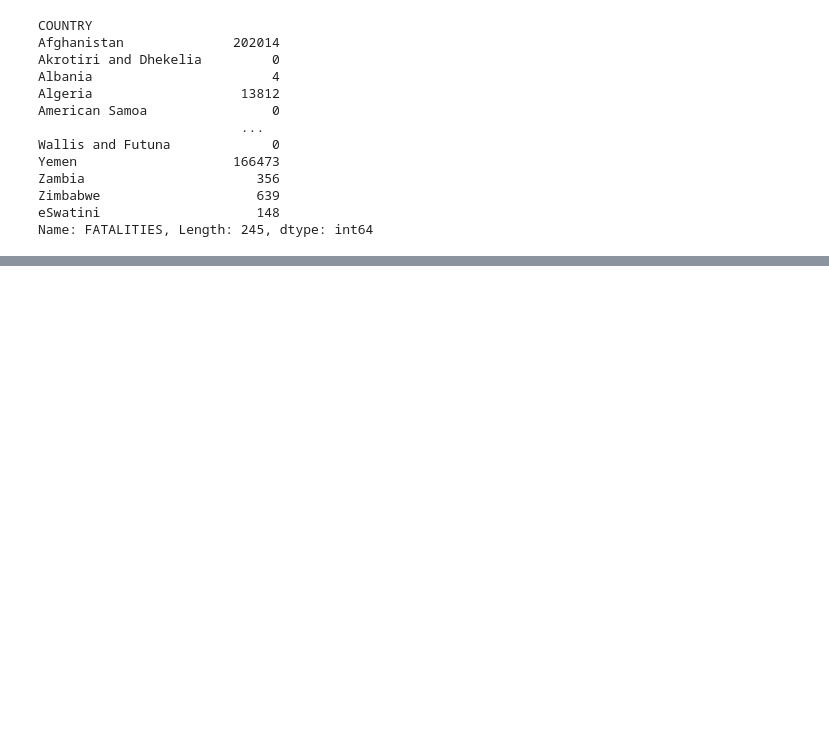
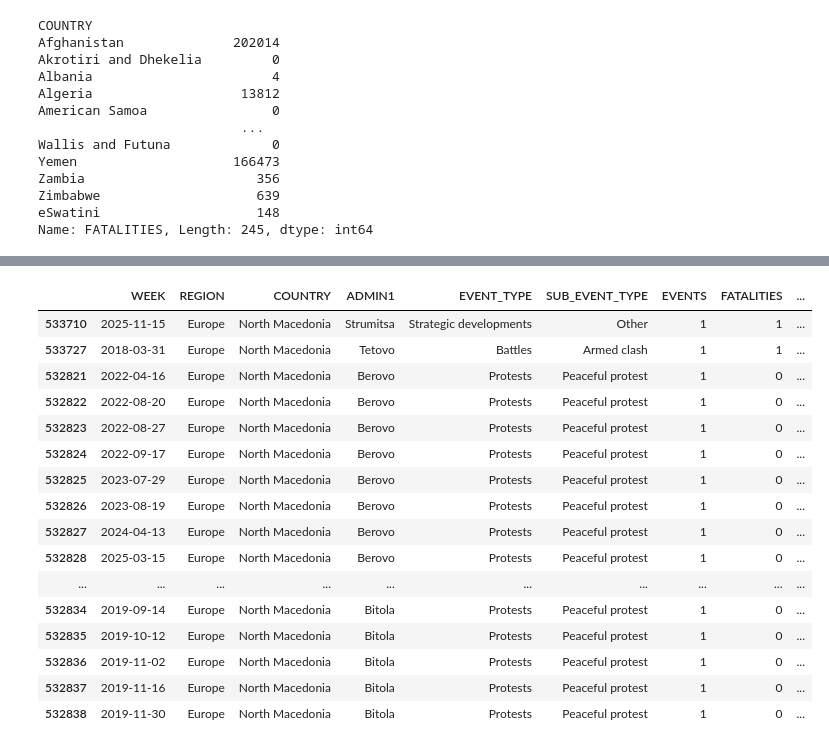
Before and after one commit to pawelsiurek/reproducible-report, a Jupyter notebook: concat_db.ipynb, the cells around one changed output, grey strips where cells are left out. Drawn from its saved outputs; the diff is of its cells as text; code cells hidden in the pictures; blank space fills up the shorter version.

```diff
--- a/concat_db.ipynb
+++ b/concat_db.ipynb
@@ -85,0 +127,20 @@ The library used by the *country names* `locationmode` option is changing in an
+# %%
+df[df['COUNTRY'] == 'North Macedonia'].sort_values(by = 'FATALITIES', ascending = False).head(20)
+# %% [output]
+|  | WEEK | REGION | COUNTRY | ADMIN1 | EVENT_TYPE | SUB_EVENT_TYPE | EVENTS | FATALITIES | ... |
+| 533710 | 2025-11-15 | Europe | North Macedonia | Strumitsa | Strategic developments | Other | 1 | 1 | ... |
+| 533727 | 2018-03-31 | Europe | North Macedonia | Tetovo | Battles | Armed clash | 1 | 1 | ... |
+| 532821 | 2022-04-16 | Europe | North Macedonia | Berovo | Protests | Peaceful protest | 1 | 0 | ... |
+| 532822 | 2022-08-20 | Europe | North Macedonia | Berovo | Protests | Peaceful protest | 1 | 0 | ... |
+| 532823 | 2022-08-27 | Europe | North Macedonia | Berovo | Protests | Peaceful protest | 1 | 0 | ... |
+| 532824 | 2022-09-17 | Europe | North Macedonia | Berovo | Protests | Peaceful protest | 1 | 0 | ... |
+| 532825 | 2023-07-29 | Europe | North Macedonia | Berovo | Protests | Peaceful protest | 1 | 0 | ... |
+| 532826 | 2023-08-19 | Europe | North Macedonia | Berovo | Protests | Peaceful protest | 1 | 0 | ... |
+| 532827 | 2024-04-13 | Europe | North Macedonia | Berovo | Protests | Peaceful protest | 1 | 0 | ... |
+| 532828 | 2025-03-15 | Europe | North Macedonia | Berovo | Protests | Peaceful protest | 1 | 0 | ... |
+| ... | ... | ... | ... | ... | ... | ... | ... | ... | ... |
+| 532834 | 2019-09-14 | Europe | North Macedonia | Bitola | Protests | Peaceful protest | 1 | 0 | ... |
+| 532835 | 2019-10-12 | Europe | North Macedonia | Bitola | Protests | Peaceful protest | 1 | 0 | ... |
+| 532836 | 2019-11-02 | Europe | North Macedonia | Bitola | Protests | Peaceful protest | 1 | 0 | ... |
+| 532837 | 2019-11-16 | Europe | North Macedonia | Bitola | Protests | Peaceful protest | 1 | 0 | ... |
+| 532838 | 2019-11-30 | Europe | North Macedonia | Bitola | Protests | Peaceful protest | 1 | 0 | ... |
```
Also changed, not shown: parts of 9 cells of this notebook, 3 other files.
